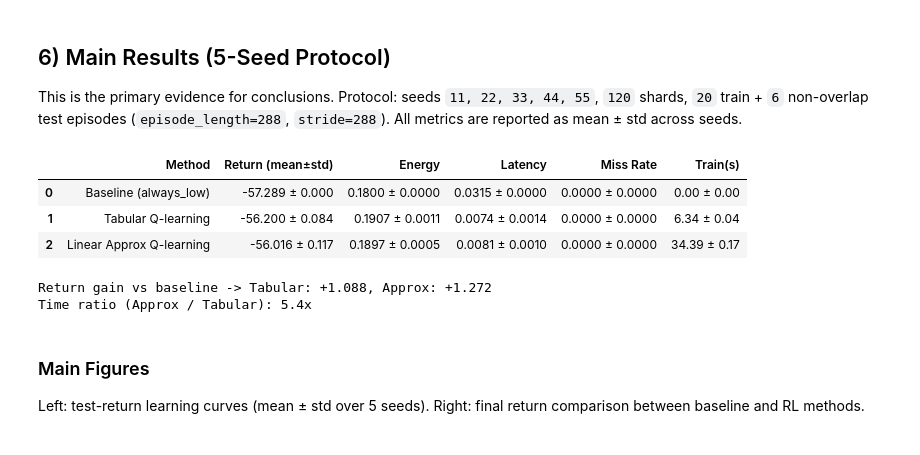
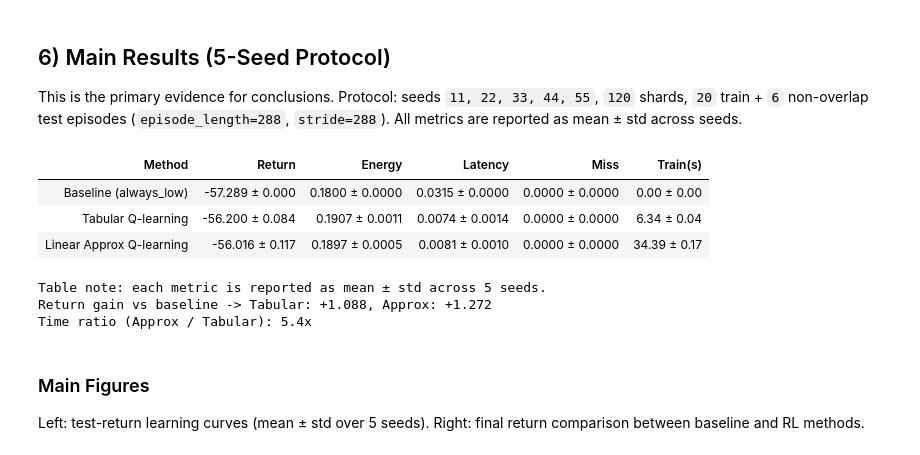
Before and after one commit to z1L0Ng/EE473, a Jupyter notebook: notebooks/final_project.ipynb, the cells around one changed output. Drawn from its saved outputs; the diff is of its cells as text; code cells hidden in the pictures.

```diff
--- a/notebooks/final_project.ipynb
+++ b/notebooks/final_project.ipynb
@@ -199,6 +199,7 @@ import json
 from pathlib import Path
 import pandas as pd
 import matplotlib.image as mpimg
+from IPython.display import HTML
 
 RESULTS = ROOT / 'results'
 FIG_DIR = RESULTS / 'final_figures'
@@ -212,42 +213,61 @@ def fmt(mean, std, digits=3):
 bm = ms['baseline']['best_test_metrics']
 rows = [
     {
         'Method': 'Baseline (always_low)',
-        'Return (mean±std)': fmt(bm['avg_episode_return'], 0.0),
+        'Return': fmt(bm['avg_episode_return'], 0.0),
         'Energy': fmt(bm['avg_step_energy'], 0.0, 4),
         'Latency': fmt(bm['avg_step_latency'], 0.0, 4),
-        'Miss Rate': fmt(bm['miss_rate'], 0.0, 4),
+        'Miss': fmt(bm['miss_rate'], 0.0, 4),
         'Train(s)': '0.00 ± 0.00',
     }
 ]
 for key, label in [('tabular', 'Tabular Q-learning'), ('approx', 'Linear Approx Q-learning')]:
     ag = ms[key]['aggregate_best_test_metrics']
     rows.append({
         'Method': label,
-        'Return (mean±std)': fmt(ag['avg_episode_return']['mean'], ag['avg_episode_return']['std']),
+        'Return': fmt(ag['avg_episode_return']['mean'], ag['avg_episode_return']['std']),
         'Energy': fmt(ag['avg_step_energy']['mean'], ag['avg_step_energy']['std'], 4),
         'Latency': fmt(ag['avg_step_latency']['mean'], ag['avg_step_latency']['std'], 4),
-        'Miss Rate': fmt(ag['miss_rate']['mean'], ag['miss_rate']['std'], 4),
+        'Miss': fmt(ag['miss_rate']['mean'], ag['miss_rate']['std'], 4),
         'Train(s)': fmt(ag['training_wall_time_sec']['mean'], ag['training_wall_time_sec']['std'], 2),
     })
 
 main_results_df = pd.DataFrame(rows)
-display(main_results_df)
+
+table_html = main_results_df.to_html(index=False, border=0, classes='core-results-table')
+style = """
+<style>
+.core-results-table {
+  width: 100%;
+  border-collapse: collapse;
+  font-size: 13px;
+}
+.core-results-table th, .core-results-table td {
+  border: 1px solid #999;
+  padding: 6px 8px;
+  text-align: center;
+  white-space: nowrap;
+}
+</style>
+"""
+display(HTML(style + table_html))
+print('Table note: each metric is reported as mean ± std across 5 seeds.')
 
 tab_ret = ms['tabular']['aggregate_best_test_metrics']['avg_episode_return']
 apx_ret = ms['approx']['aggregate_best_test_metrics']['avg_episode_return']
 tab_t = ms['tabular']['aggregate_best_test_metrics']['training_wall_time_sec']
 apx_t = ms['approx']['aggregate_best_test_metrics']['training_wall_time_sec']
 
 tab_gain = tab_ret['mean'] - bm['avg_episode_return']
 apx_gain = apx_ret['mean'] - bm['avg_episode_return']
 print(f'Return gain vs baseline -> Tabular: {tab_gain:+.3f}, Approx: {apx_gain:+.3f}')
 print(f'Time ratio (Approx / Tabular): {apx_t["mean"] / tab_t["mean"]:.1f}x')
 # %% [output]
-|  | Method | Return (mean±std) | Energy | Latency | Miss Rate | Train(s) |
-| 0 | Baseline (always_low) | -57.289 ± 0.000 | 0.1800 ± 0.0000 | 0.0315 ± 0.0000 | 0.0000 ± 0.0000 | 0.00 ± 0.00 |
-| 1 | Tabular Q-learning | -56.200 ± 0.084 | 0.1907 ± 0.0011 | 0.0074 ± 0.0014 | 0.0000 ± 0.0000 | 6.34 ± 0.04 |
-| 2 | Linear Approx Q-learning | -56.016 ± 0.117 | 0.1897 ± 0.0005 | 0.0081 ± 0.0010 | 0.0000 ± 0.0000 | 34.39 ± 0.17 |
+| Method | Return | Energy | Latency | Miss | Train(s) |
+| Baseline (always_low) | -57.289 ± 0.000 | 0.1800 ± 0.0000 | 0.0315 ± 0.0000 | 0.0000 ± 0.0000 | 0.00 ± 0.00 |
+| Tabular Q-learning | -56.200 ± 0.084 | 0.1907 ± 0.0011 | 0.0074 ± 0.0014 | 0.0000 ± 0.0000 | 6.34 ± 0.04 |
+| Linear Approx Q-learning | -56.016 ± 0.117 | 0.1897 ± 0.0005 | 0.0081 ± 0.0010 | 0.0000 ± 0.0000 | 34.39 ± 0.17 |
+Table note: each metric is reported as mean ± std across 5 seeds.
 Return gain vs baseline -> Tabular: +1.088, Approx: +1.272
 Time ratio (Approx / Tabular): 5.4x
 # %% [markdown]
```
Also changed, not shown: parts of 4 cells of this notebook, 2 other files.
